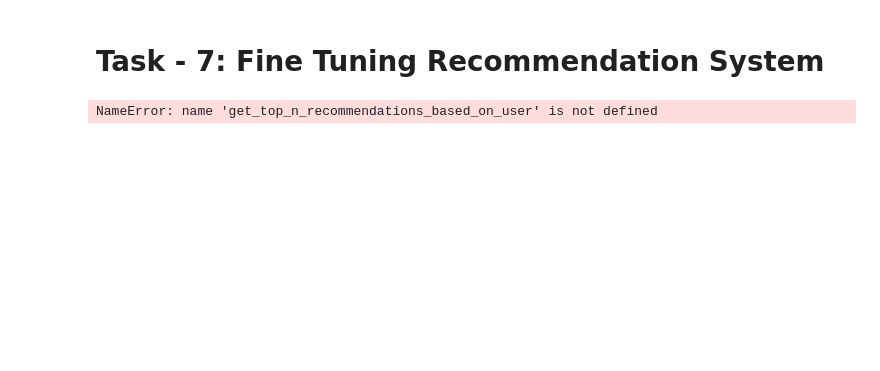
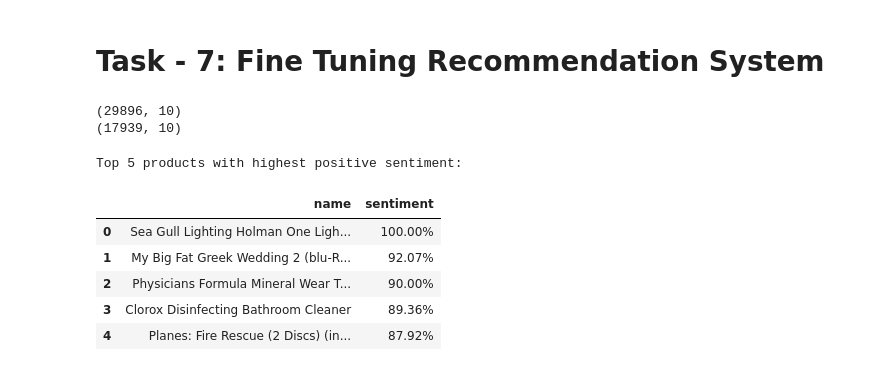
Before and after one commit to mundrapiyush/product-recommendation-app, a Jupyter notebook: development/product-recommendation-model-development.ipynb, the cells around one changed output. Saved outputs shown, nothing was run; the diff lists cells and outputs as text; code cells hidden in the pictures; blank space fills up the shorter version.

```diff
--- a/development/product-recommendation-model-development.ipynb
+++ b/development/product-recommendation-model-development.ipynb
@@ -690,7 +775,7 @@ user_final_rating = np.multiply(user_predicted_ratings,dummy_train_recommendatio
 Shape of user_correlation matrix: (20537, 20537)
 # %%
 # Save the user_final_rating DataFrame in pickle format
-with open('interim-data/user_based_recommendation.pkl', 'wb') as file:
+with open('models/user_based_recommendation.pkl', 'wb') as file:
     pickle.dump(user_final_rating, file)
 # %%
 # common_users_df = test_recommendation_df[test_recommendation_df.username.isin(train_recommendation_df.username)]
@@ -728,7 +813,7 @@ Shape of item_correlation matrix: (261, 261)
 (261, 20537)
 # %%
 # Save the item_final_rating DataFrame in pickle format
-with open('interim-data/item_based_recommendation.pkl', 'wb') as file:
+with open('models/item_based_recommendation.pkl', 'wb') as file:
     pickle.dump(item_final_rating, file)
 # %% [markdown]
 # Task - 6: Recommendation of Top 20 products for a specified user
@@ -808,18 +893,25 @@ Burt's Bees # Burt's Bees # Burt's Bees Lip Shimmer, Raisin
 Name: samantha, dtype: float64
 # %% [markdown]
 # Task - 7: Fine Tuning Recommendation System
+# %%
+username = '00dog3'
+
+top_n_recommendations, top_n_brands = get_top_n_recommendations_based_on_user(username, n=20)
+
+# Load the cleaned data from pickle file
+with open('interim-data/cleaned_data.pkl', 'rb') as file:
+    clean_data_df = pickle.load(file)
+
+print(clean_data_df.shape)
+
+# Filter the clean_data_df to get the rows where the manufacturer_brand_name is in top_n_recommendations
+filtered_data_df = clean_data_df[clean_data_df['manufacturer_brand_name'].isin(top_n_recommendations.index)]
+
+print(filtered_data_df.shape)
+# %% [output]
+(29896, 10)
+(17939, 10)
 # %%
-username = 'samantha'
-
-top_n_recommendations, top_n_brands = get_top_n_recommendations_based_on_user(username, n=20)
-
-# Load the cleaned data from pickle file
-with open('interim-data/cleaned_data.pkl', 'rb') as file:
-    clean_data_df = pickle.load(file)
-
-# Filter the clean_data_df to get the rows where the manufacturer_brand_name is in top_n_recommendations
-filtered_data_df = clean_data_df[clean_data_df['manufacturer_brand_name'].isin(top_n_recommendations.index)]
-
 # Load the vectorizer from pickle file
 with open('interim-data/tfidf_data.pkl', 'rb') as file:
     tfidf_vectorizer = pickle.load(file)
@@ -830,31 +922,38 @@ X = tfidf_vectorizer.transform(filtered_data_df['reviews_lemmatized'].values.ast
 # Load the logistic regression model from pickle file
 with open('models/lr_model_classifier.pkl', 'rb') as file:
     lr_model_classifier = pickle.load(file)
 
 # Use the trained logistic regression model to predict the sentiment for the reviews in filtered_data_df
 filtered_data_df['predicted_sentiment'] = lr_model_classifier.predict(X)
+
 
 # Create a new column to map Positive sentiment to 1 and Negative sentiment to 0. This will allow us to easily summarize the data
 filtered_data_df['positive_sentiment'] = filtered_data_df['predicted_sentiment'].apply(lambda x: 1 if x=="Positive" else 0)
 
 # Group by manufacturer_brand_name and get the percentage of positive sentiment
 filtered_data_with_sentiments_df = filtered_data_df.groupby('manufacturer_brand_name')['positive_sentiment'].mean().reset_index().sort_values(by='positive_sentiment', ascending=False)
 
 # Get the top 5 manufacturer_brand_name with highest positive sentiment
 top_5_products = filtered_data_with_sentiments_df.head(5)
 
 # Split the manufacturer_brand_name value into manufacturer, brand, and name and use only the name for display
 top_5_products['name'] = top_5_products['manufacturer_brand_name'].apply(lambda x: x.split(' # ')[-1])
 
 # Format the sentiment percentage for display
 top_5_products['sentiment'] = top_5_products['positive_sentiment'].apply(lambda x: f"{x:.2%}")
 
 # Drop the unnecessary columns
 top_5_products.drop(columns=['manufacturer_brand_name'], inplace=True)
 top_5_products.drop(columns=['positive_sentiment'], inplace=True)
 top_5_products.reset_index(drop=True, inplace=True)
 
 print("Top 5 products with highest positive sentiment:")
 top_5_products.head(5)
 # %% [output]
-NameError: name 'get_top_n_recommendations_based_on_user' is not defined
+Top 5 products with highest positive sentiment:
+|  | name | sentiment |
+| 0 | Sea Gull Lighting Holman One Ligh... | 100.00% |
+| 1 | My Big Fat Greek Wedding 2 (blu-R... | 92.07% |
+| 2 | Physicians Formula Mineral Wear T... | 90.00% |
+| 3 | Clorox Disinfecting Bathroom Cleaner | 89.36% |
+| 4 | Planes: Fire Rescue (2 Discs) (in... | 87.92% |
```
Also changed, not shown: parts of 20 cells of this notebook, 10 other files.
